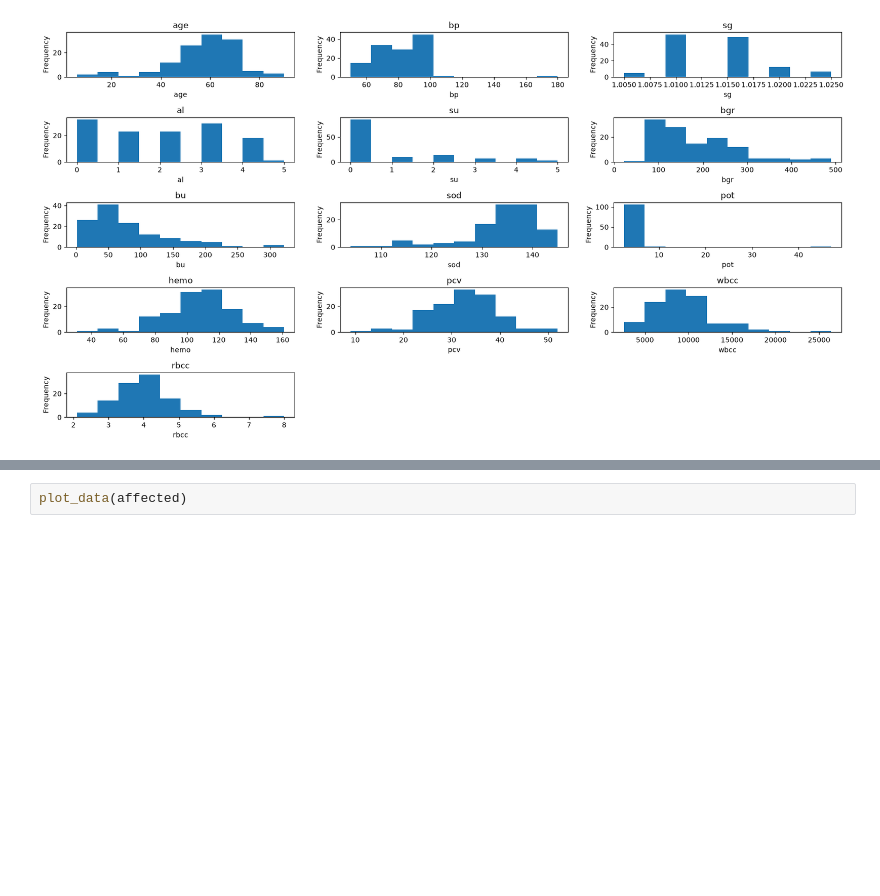
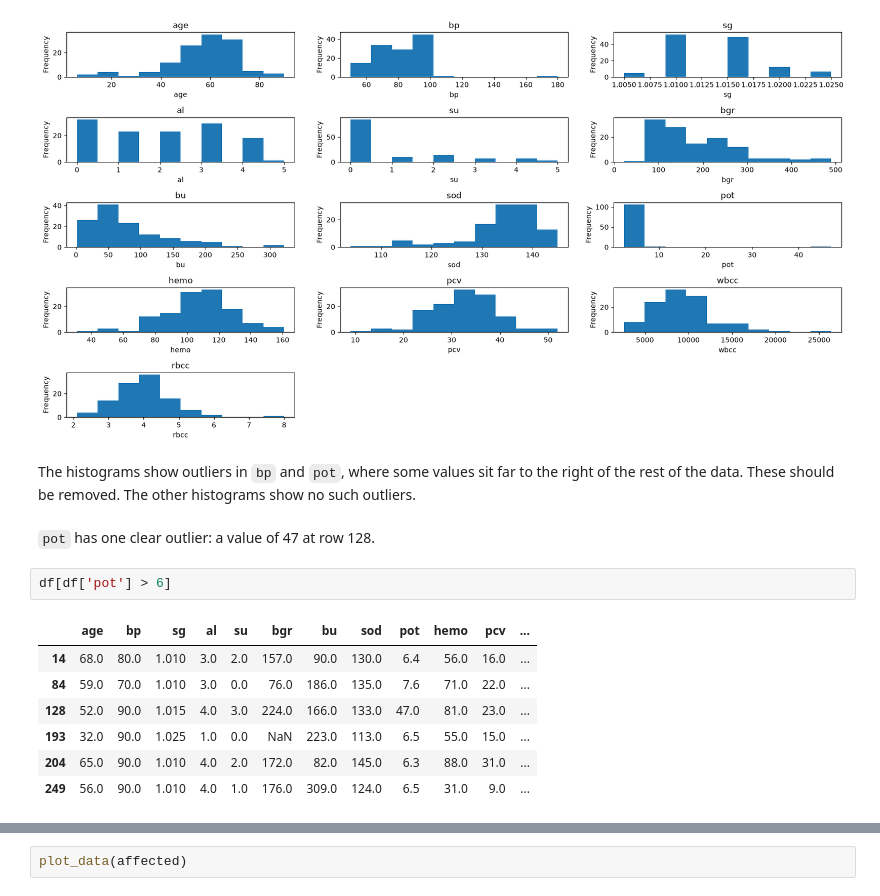
Before and after one commit to sandra-sanj/data_handling_and_mml_exercises, a Jupyter notebook: exercise_1.ipynb, the cells around one changed output, grey strips where cells are left out. Saved outputs shown, nothing was run; the diff lists cells and outputs as text; blank space fills up the shorter version.

Commit message:
add markdown comments to affected dataframe

```diff
--- a/exercise_1.ipynb
+++ b/exercise_1.ipynb
@@ -348,3 +336,17 @@ def plot_data(df):
 plot_data(affected)
 # %% [output]
 [figure]
+# %% [markdown]
+The histograms show outliers in `bp` and `pot`, where some values sit far to the right of the rest of the data. These should be removed. The other histograms show no such outliers.
+# %% [markdown]
+`pot` has one clear outlier: a value of 47 at row 128.
+# %%
+df[df['pot'] > 6]
+# %% [output]
+|  | age | bp | sg | al | su | bgr | bu | sod | pot | hemo | pcv | ... |
+| 14 | 68.0 | 80.0 | 1.010 | 3.0 | 2.0 | 157.0 | 90.0 | 130.0 | 6.4 | 56.0 | 16.0 | ... |
+| 84 | 59.0 | 70.0 | 1.010 | 3.0 | 0.0 | 76.0 | 186.0 | 135.0 | 7.6 | 71.0 | 22.0 | ... |
+| 128 | 52.0 | 90.0 | 1.015 | 4.0 | 3.0 | 224.0 | 166.0 | 133.0 | 47.0 | 81.0 | 23.0 | ... |
+| 193 | 32.0 | 90.0 | 1.025 | 1.0 | 0.0 | NaN | 223.0 | 113.0 | 6.5 | 55.0 | 15.0 | ... |
+| 204 | 65.0 | 90.0 | 1.010 | 4.0 | 2.0 | 172.0 | 82.0 | 145.0 | 6.3 | 88.0 | 31.0 | ... |
+| 249 | 56.0 | 90.0 | 1.010 | 4.0 | 1.0 | 176.0 | 309.0 | 124.0 | 6.5 | 31.0 | 9.0 | ... |
```
Also changed, not shown: parts of 10 cells of this notebook.
